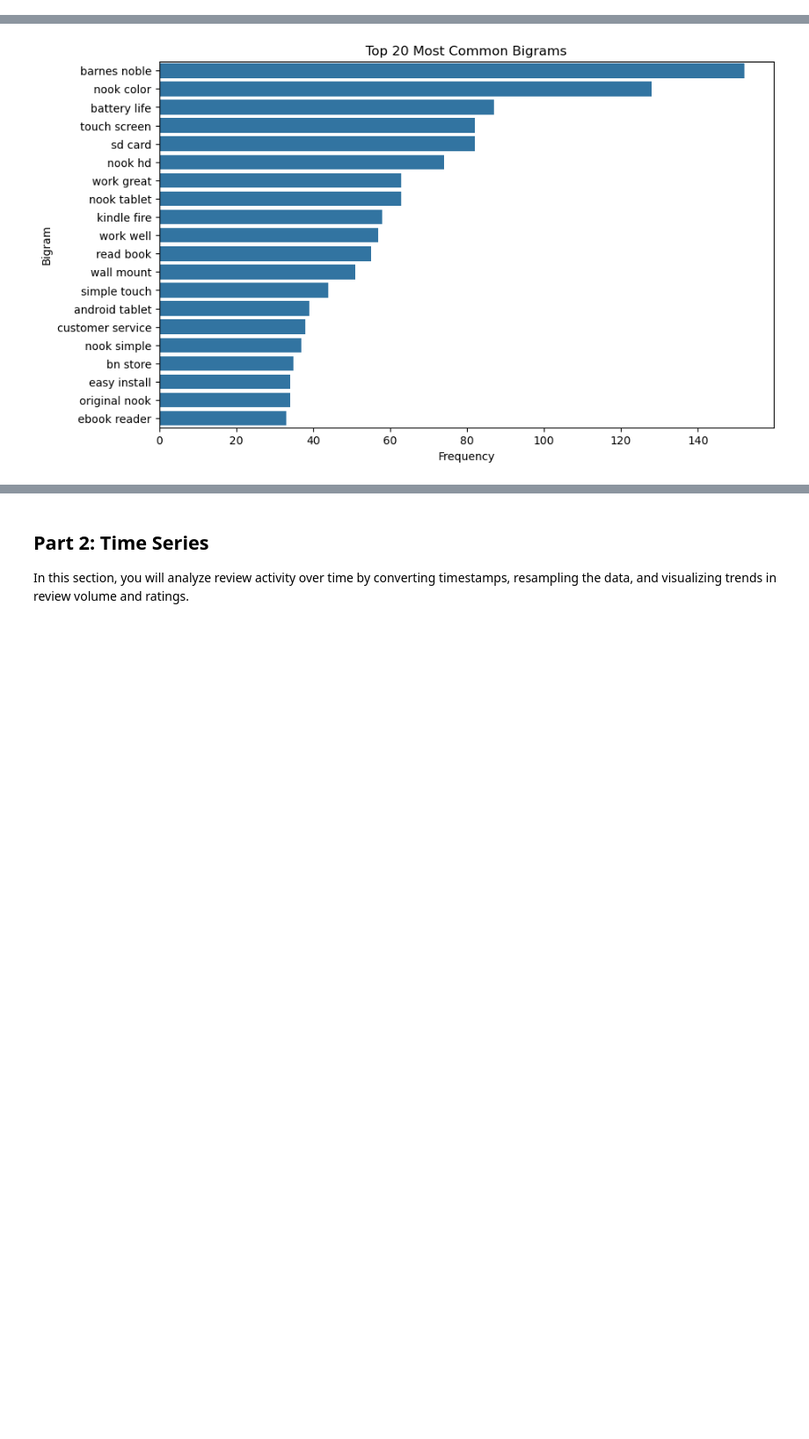
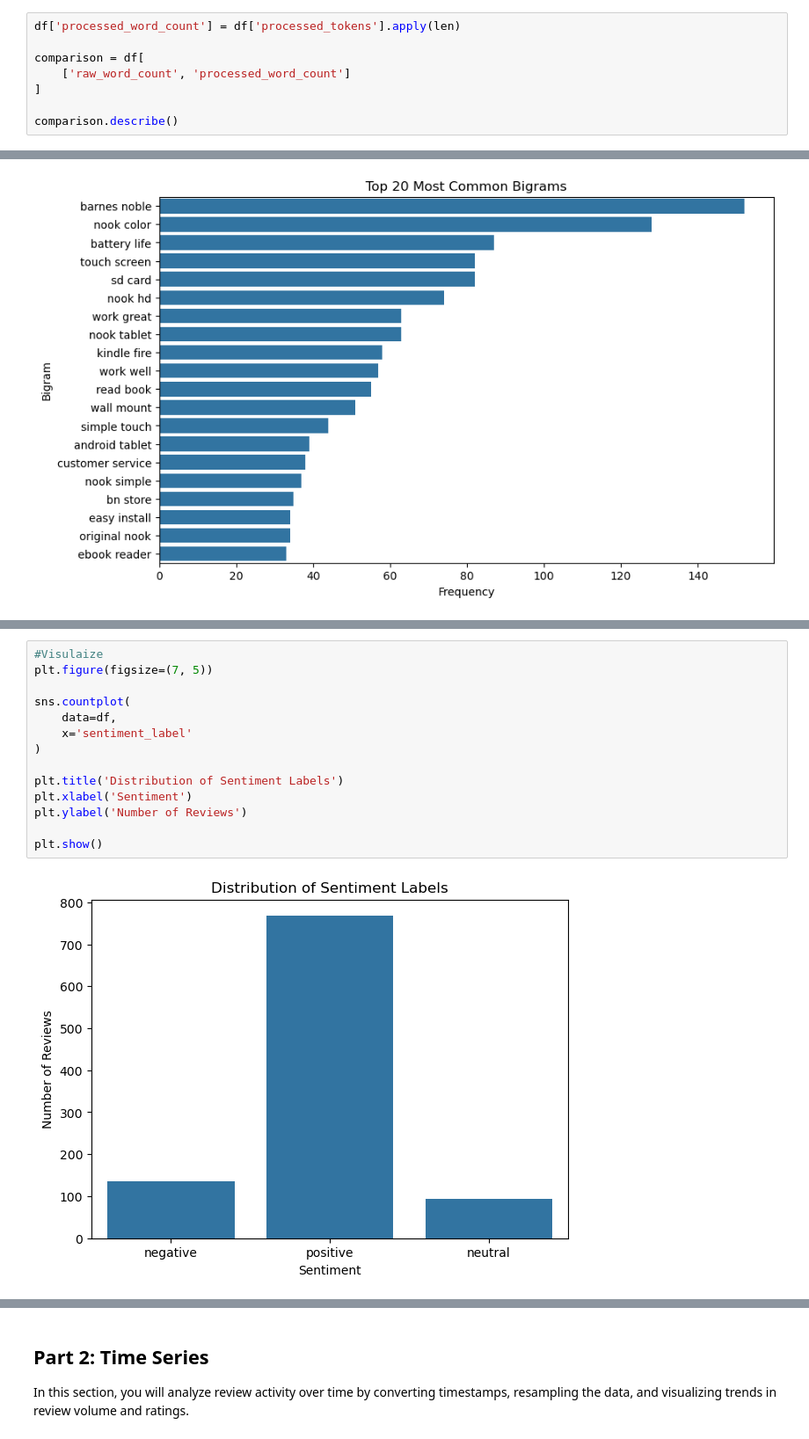
Before and after one commit to Nagirah/Summative-Lab--Analytics-Firm-Clients, a Jupyter notebook: C09_M08.ipynb, the cells around one changed output, grey strips where cells are left out. Shown at 88% size. Saved outputs shown, nothing was run; the diff lists cells and outputs as text; blank space fills up the shorter version.

```diff
--- a/C09_M08.ipynb
+++ b/C09_M08.ipynb
@@ -214,3 +256,11 @@ def preprocess_text(text):
 # and store the output in a new column such as 'processed_tokens'.
 
 df['processed_tokens'] = df['review_text'].apply(preprocess_text)
+# %%
+df['processed_word_count'] = df['processed_tokens'].apply(len)
+
+comparison = df[
+    ['raw_word_count', 'processed_word_count']
+]
+
+comparison.describe()
@@ -322 +396,17 @@ plt.show()
+# %%
+#Visulaize
+plt.figure(figsize=(7, 5))
+
+sns.countplot(
+    data=df,
+    x='sentiment_label'
+)
+
+plt.title('Distribution of Sentiment Labels')
+plt.xlabel('Sentiment')
+plt.ylabel('Number of Reviews')
+
+plt.show()
+# %% [output]
+[figure, added]
 # %% [markdown]
```
Also changed, not shown: parts of 62 cells of this notebook, 50 other files.
